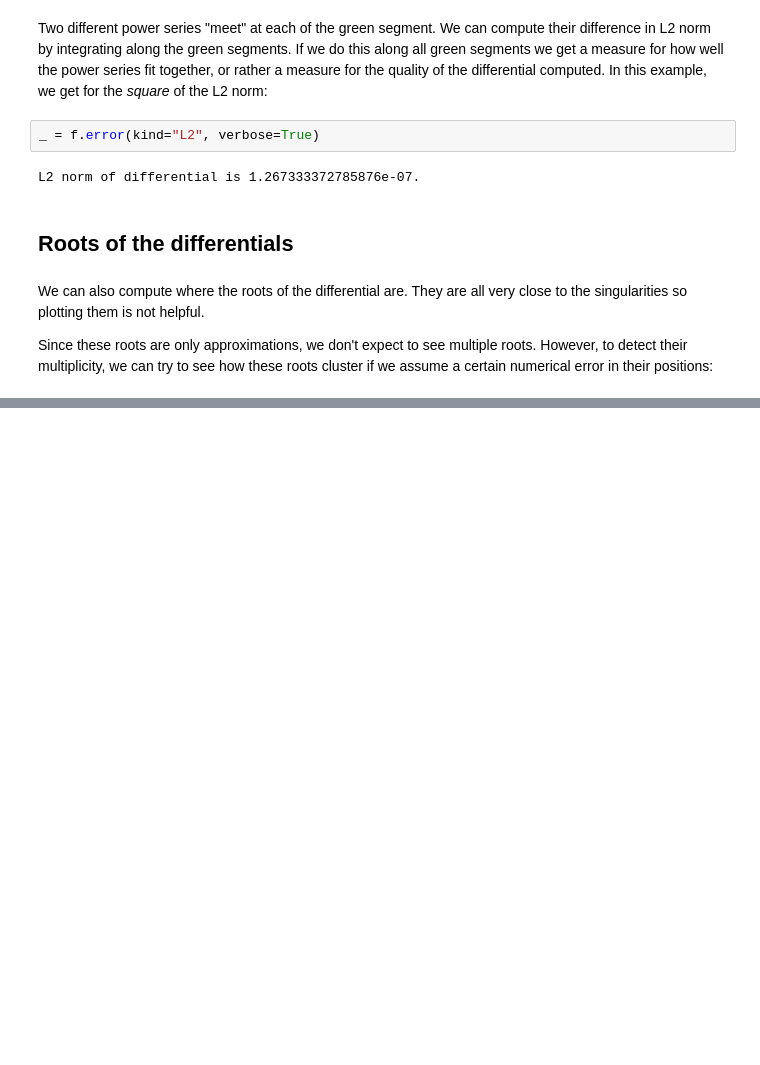
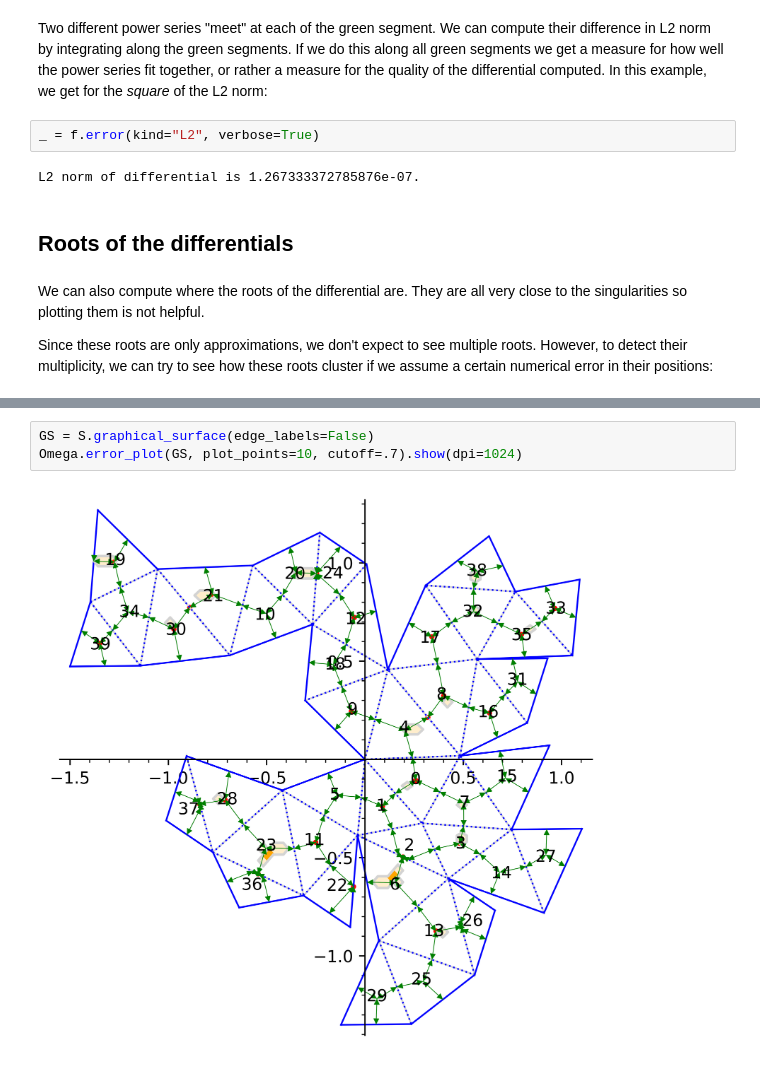
Before and after one commit to flatsurf/sage-flatsurf, a Jupyter notebook: 3413-differentials.ipynb, the cells around one changed output, grey strips where cells are left out. Cells and saved outputs as stored; diff of their text form; blank space fills up the shorter version.

```diff
--- a/3413-differentials.ipynb
+++ b/3413-differentials.ipynb
@@ -203,0 +423,5 @@ S.polygon(0)
+# %%
+GS = S.graphical_surface(edge_labels=False)
+Omega.error_plot(GS, plot_points=10, cutoff=.7).show(dpi=1024)
+# %% [output]
+[figure, added]
```
Also changed, not shown: parts of 26 cells of this notebook, 40 other files.
